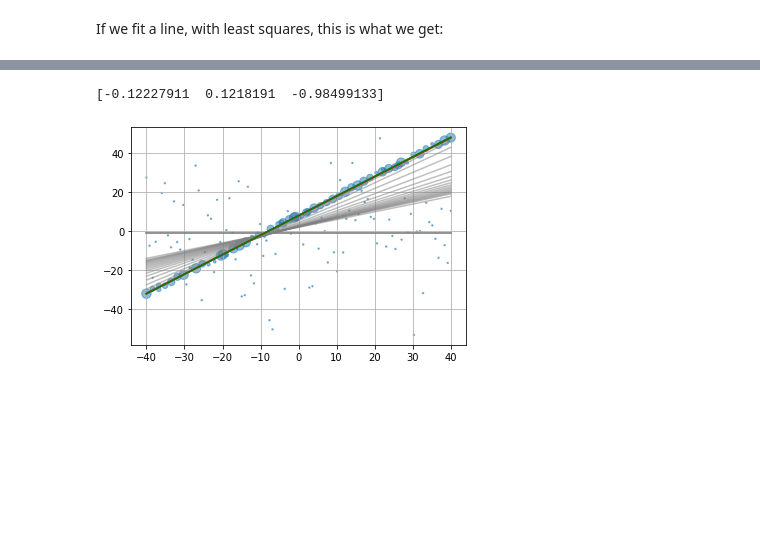
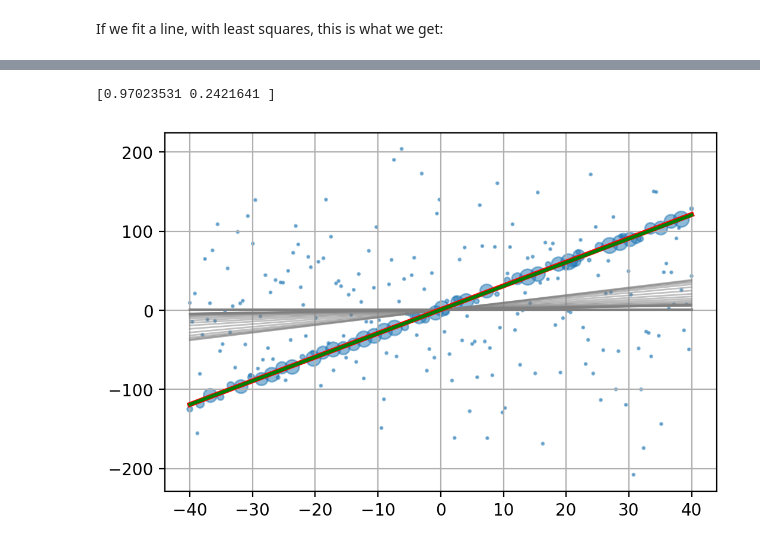
Before and after one commit to arpvorlesung/code, a Jupyter notebook: GNC_demo.ipynb, the cells around one changed output, grey strips where cells are left out. Saved outputs shown, nothing was run; the diff lists cells and outputs as text; code cells hidden in the pictures; blank space fills up the shorter version.

Commit message:
decent choice of the noise threshold

```diff
--- a/GNC_demo.ipynb
+++ b/GNC_demo.ipynb
@@ -4,6 +4,9 @@
 The next big thing following RANSAC
 # %% [markdown]
 Let's assume we want to do a robust fit with roboust cost function. One example is the so called Geman McClure function
+# %%
+import matplotlib.pyplot as plt
+plt.rcParams['figure.dpi'] = 200
 # %%
 import numpy as np
 import matplotlib.pyplot as plt
@@ -39,17 +42,19 @@ def linear_model(theta, x):
 
 #generate some inlier data
 x_data = np.linspace(-40,40)
-a=1; b=1,5; noise = 1
+a=3; b=1; noise = 4
 y_data = linear_model([a,b],x_data) + noise * rng.standard_normal(x_data.shape[0])
 
 #generate some outliers
 
-noise2 = 20
-x2_data = np.linspace(-40,40,100)
+noise2 = 80
+x2_data = np.linspace(-40,40,200)
 y2_data = noise2 * rng.standard_normal(x2_data.shape[0])
 
-plt.scatter(x_data,y_data)
-plt.scatter(x2_data,y2_data)
+print('outlier rate: ' +  repr(x2_data.size / (x_data.size + x2_data.size)))
+
+plt.scatter(x_data,y_data, s=4)
+plt.scatter(x2_data,y2_data, s=4)
 #plt.axis('equal')
 plt.grid(True)
 plt.show()
@@ -87,40 +93,45 @@ def rho(theta,x,y,w):
 x_all = np.hstack((x_data,x2_data))
 y_all = np.hstack((y_data,y2_data))
 weights = np.ones_like(x_all)
-theta0 = [0,1,1]
+theta0 = [0,1]
 
-def weights_update(resid,c_):
+def weights_update(resid,c_, mu):
     return (mu*c_*c_ / (resid**2+mu*c_*c_))**2
 
 plt.plot(x_data,linear_model(theta0,x_data), c = 'grey')
 result = optimize.least_squares(rho, theta0, args=(x_all,y_all,weights),verbose=0)
 residuals = linear_model(result.x, x_all) - y_all
-c_bar = 1
+
+from scipy.stats.distributions import chi2
+c_bar = np.sqrt(chi2.ppf(0.8, df=2)*noise)
+#c_bar = 2
+
 mu = 2 * (np.max(residuals)**2)/(c_bar**2)
+weights = weights_update(residuals,c_bar, mu)
 
 while (mu >= 1):
-    plt.plot(x_data,linear_model(theta0,x_data), c = 'grey', alpha = 0.5)
+    plt.plot(x_data,linear_model(theta0,x_data), c = 'grey', alpha = 0.5, linewidth=1)
     result = optimize.least_squares(rho, theta0, args=(x_all,y_all,weights),verbose=0)
     theta0 = result.x / np.linalg.norm(result.x)
     residuals = linear_model(result.x, x_all) - y_all
     #print(theta0)
-    weights = weights_update(residuals,c_bar)
+    weights = weights_update(residuals,c_bar, mu)
     mu = mu / 1.4
 
 print(theta0)
 #plot the results
 
 #plt.scatter(x_data,y_data)
 #plt.scatter(x2_data,y2_data)
 size = 90*weights
 size[size < 2] = 2
 plt.scatter(x_all,y_all, s=size, alpha=0.5)
-plt.plot(x_data,linear_model([a,b,c],x_data), c = 'r')
-plt.plot(x_data,linear_model(result.x,x_data), c = 'g')
+plt.plot(x_data,linear_model([a,b],x_data), c = 'r', linewidth=3)
+plt.plot(x_data,linear_model(result.x,x_data), c = 'g', linewidth=2)
 
 #plt.axis('equal')
 plt.grid(True)
 plt.show()
 # %% [output]
-[-0.12227911  0.1218191  -0.98499133]
+[0.97023531 0.2421641 ]
-[figure, old version]
+[figure, new version]
```
Also changed, not shown: parts of 3 cells of this notebook.
